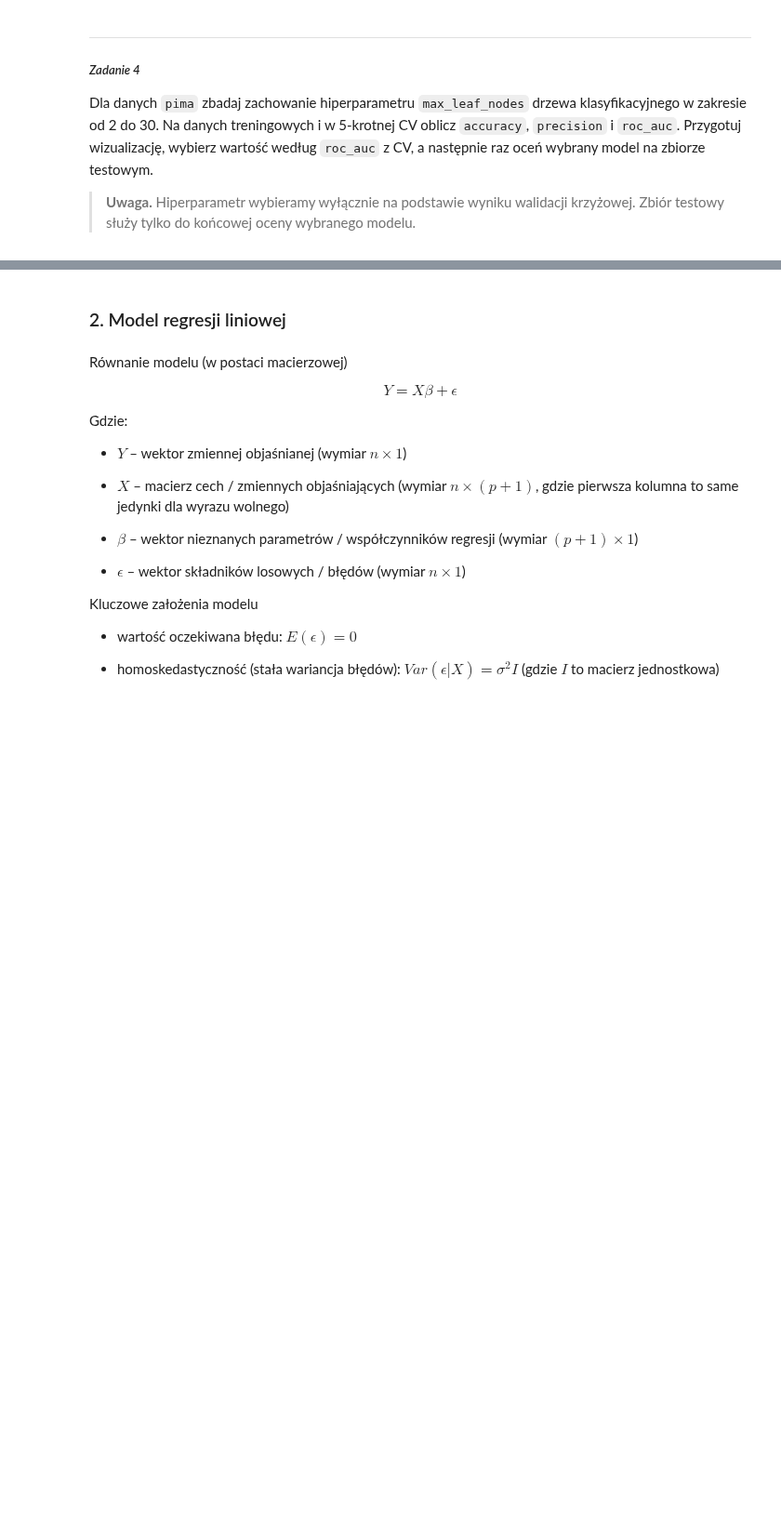
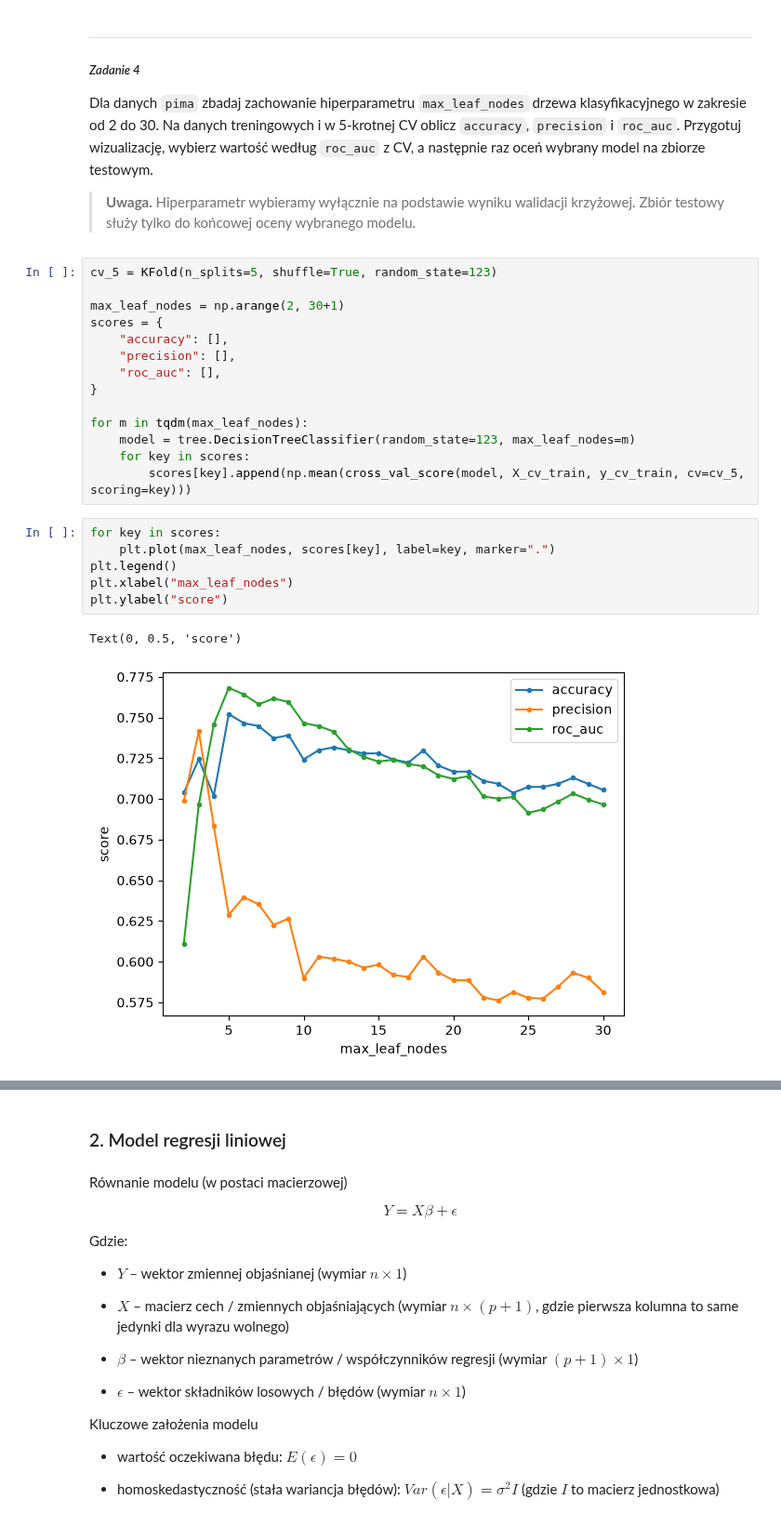
Before and after one commit to pkb-pmj/pw-sem5-ml, a Jupyter notebook: labs/lab04/lab04.ipynb, the cells around one changed output, grey strips where cells are left out. Shown at 93% size. Drawn from its saved outputs; the diff is of its cells as text; blank space fills up the shorter version.

```diff
--- a/labs/lab04/lab04.ipynb
+++ b/labs/lab04/lab04.ipynb
@@ -67,3 +89,26 @@ Na zbiorze treningowym wykonaj 100 powtórzeń 10-krotnej walidacji krzyżowej d
 Dla danych `pima` zbadaj zachowanie hiperparametru `max_leaf_nodes` drzewa klasyfikacyjnego w zakresie od 2 do 30. Na danych treningowych i w 5-krotnej CV oblicz `accuracy`, `precision` i `roc_auc`. Przygotuj wizualizację, wybierz wartość według `roc_auc` z CV, a następnie raz oceń wybrany model na zbiorze testowym.
 
 > **Uwaga.** Hiperparametr wybieramy wyłącznie na podstawie wyniku walidacji krzyżowej. Zbiór testowy służy tylko do końcowej oceny wybranego modelu.
+# %%
+cv_5 = KFold(n_splits=5, shuffle=True, random_state=123)
+
+max_leaf_nodes = np.arange(2, 30+1)
+scores = {
+    "accuracy": [],
+    "precision": [],
+    "roc_auc": [],
+}
+
+for m in tqdm(max_leaf_nodes):
+    model = tree.DecisionTreeClassifier(random_state=123, max_leaf_nodes=m)
+    for key in scores:
+        scores[key].append(np.mean(cross_val_score(model, X_cv_train, y_cv_train, cv=cv_5, scoring=key)))
+# %%
+for key in scores:
+    plt.plot(max_leaf_nodes, scores[key], label=key, marker=".")
+plt.legend()
+plt.xlabel("max_leaf_nodes")
+plt.ylabel("score")
+# %% [output]
+Text(0, 0.5, 'score')
+[figure, added]
```
Also changed, not shown: parts of 24 cells of this notebook.
